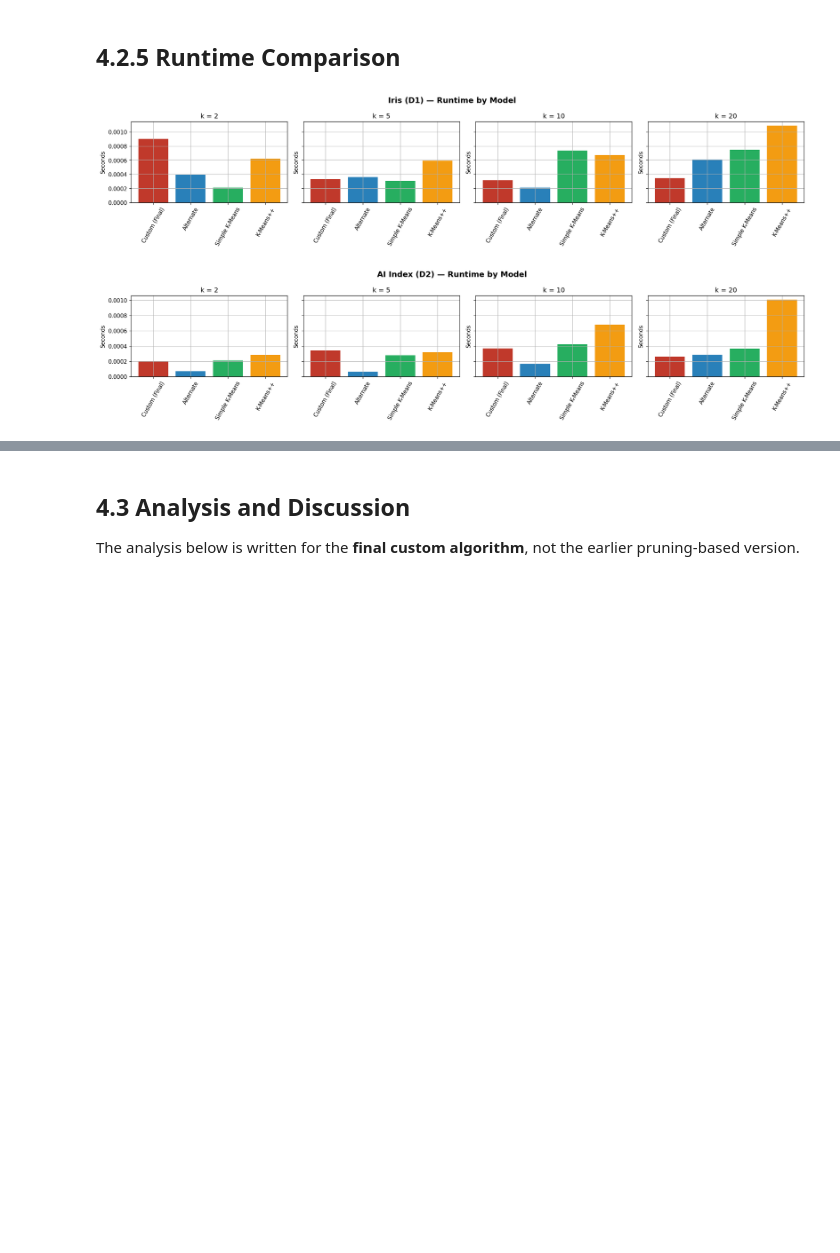
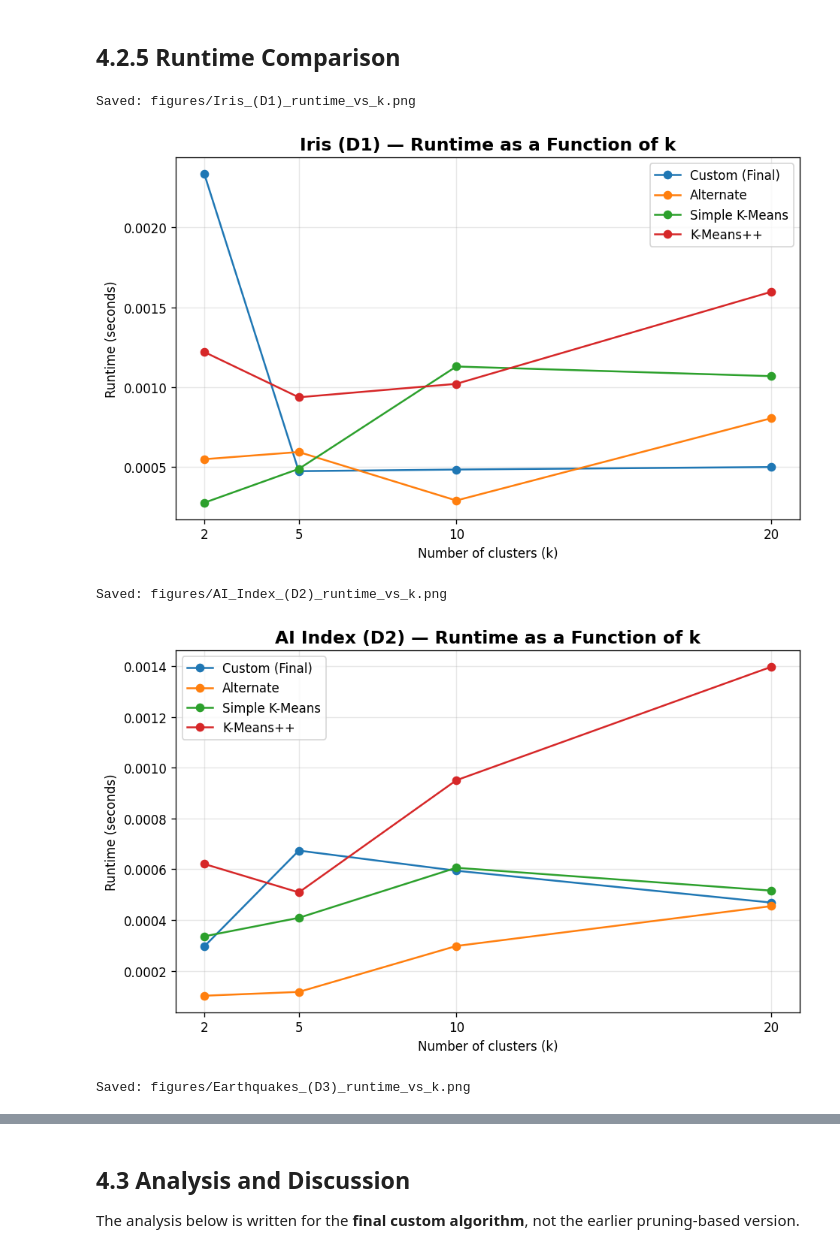
Before and after one commit to MehdiSabor/ADT-Project, a Jupyter notebook: section4_analysis.ipynb, the cells around one changed output, grey strips where cells are left out. Cells and saved outputs as stored; diff of their text form; code cells hidden in the pictures; blank space fills up the shorter version.

Commit message:
code with image generation

```diff
--- a/section4_analysis.ipynb
+++ b/section4_analysis.ipynb
@@ -347,13 +364,17 @@ for ds_name in datasets:
 # %% [markdown]
 ## 4.2.3 Stability of Cluster Assignments
 # %%
+import os
+os.makedirs("stability", exist_ok=True)
+
 for ds_name in datasets:
     fig, axes = plt.subplots(2, 2, figsize=(14, 10))
     fig.suptitle(f"{ds_name} — Points Reassigned per Iteration", fontsize=14, fontweight="bold")
-
     for idx, k in enumerate(k_values):
         ax = axes[idx // 2, idx % 2]
         for model_name in model_names:
+            if model_name == "K-Means++":
+                continue
             hist = all_results[(ds_name, k, model_name)]["reassigned_history"]
             ax.plot(
                 range(1, len(hist) + 1),
@@ -368,7 +389,11 @@ for ds_name in datasets:
         ax.set_xlabel("Iteration")
         ax.set_ylabel("Points Reassigned")
         ax.legend(fontsize=8)
+    plt.tight_layout()
 
-    plt.tight_layout()
+    filename = f"stability/{ds_name.replace(' ', '_')}_reassigned.png"
+    plt.savefig(filename, dpi=150, bbox_inches="tight")
+    print(f"Saved: {filename}")
+
     plt.show()
 # %% [output]
@@ -401,27 +429,45 @@ for ds_name in datasets:
 # %% [markdown]
 ## 4.2.5 Runtime Comparison
 # %%
+import os
+import pandas as pd
+import matplotlib.pyplot as plt
+
+os.makedirs("figures", exist_ok=True)
+
 runtime_df = pd.DataFrame(runtime_rows)
 
 for ds_name in datasets:
-    fig, axes = plt.subplots(1, len(k_values), figsize=(18, 4), sharey=True)
-    fig.suptitle(f"{ds_name} — Runtime by Model", fontsize=14, fontweight="bold")
+    fig, ax = plt.subplots(figsize=(8, 5))
 
-    for idx, k in enumerate(k_values):
-        ax = axes[idx]
-        subset = runtime_df[(runtime_df["Dataset"] == ds_name) & (runtime_df["k"] == k)]
-        ordered = subset.set_index("Model").loc[model_names].reset_index()
-        ax.bar(
-            ordered["Model"],
-            ordered["Runtime (s)"],
-            color=[model_colors[name] for name in ordered["Model"]],
+    subset = runtime_df[runtime_df["Dataset"] == ds_name]
+
+    for model in model_names:
+        model_subset = subset[subset["Model"] == model].sort_values("k")
+        ax.plot(
+            model_subset["k"],
+            model_subset["Runtime (s)"],
+            marker="o",
+            label=model,
         )
-        ax.set_title(f"k = {k}")
-        ax.set_ylabel("Seconds")
-        ax.tick_params(axis="x", rotation=60)
+
+    ax.set_title(f"{ds_name} — Runtime as a Function of k", fontsize=14, fontweight="bold")
+    ax.set_xlabel("Number of clusters (k)")
+    ax.set_ylabel("Runtime (seconds)")
+    ax.set_xticks(k_values)
+    ax.legend()
+    ax.grid(True, alpha=0.3)
 
     plt.tight_layout()
+
+    filename = f"figures/{ds_name.replace(' ', '_')}_runtime_vs_k.png"
+    plt.savefig(filename, dpi=150, bbox_inches="tight")
+    print(f"Saved: {filename}")
+
     plt.show()
 # %% [output]
+Saved: figures/Iris_(D1)_runtime_vs_k.png
-[figure, old version]
+[figure, new version]
+Saved: figures/AI_Index_(D2)_runtime_vs_k.png
-[figure, old version]
+[figure, new version]
+Saved: figures/Earthquakes_(D3)_runtime_vs_k.png
```
Also changed, not shown: parts of 5 cells of this notebook, 28 other files.
